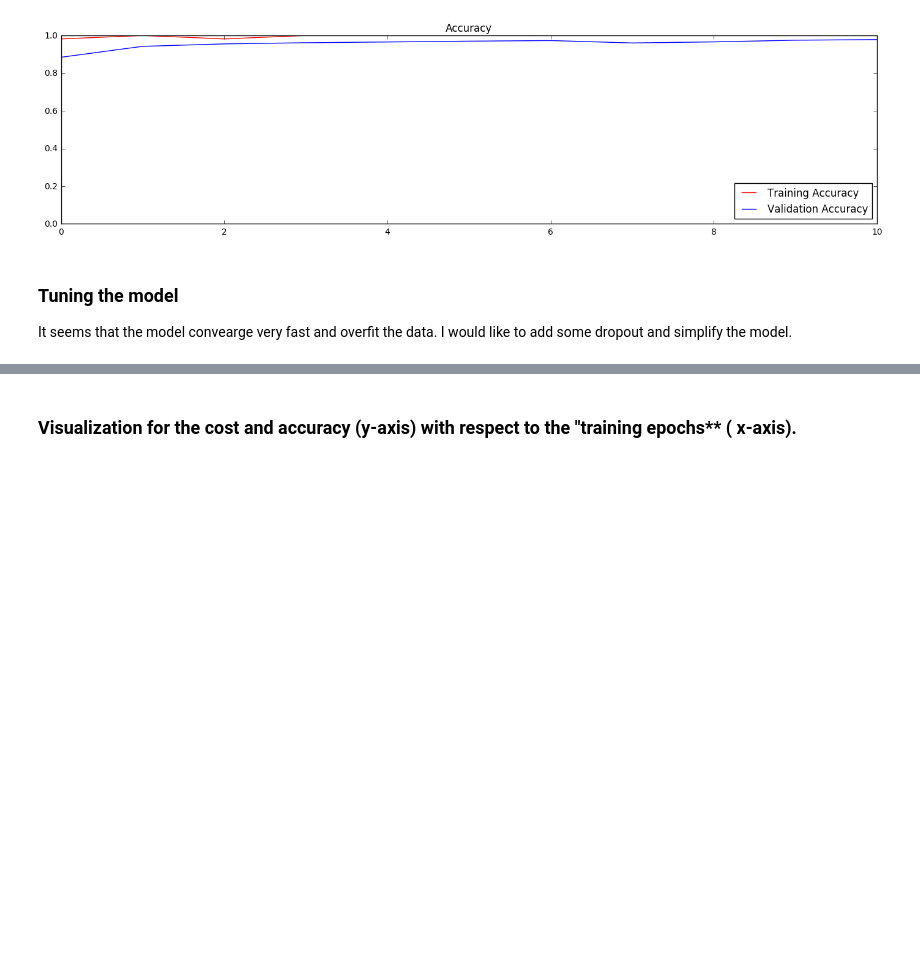
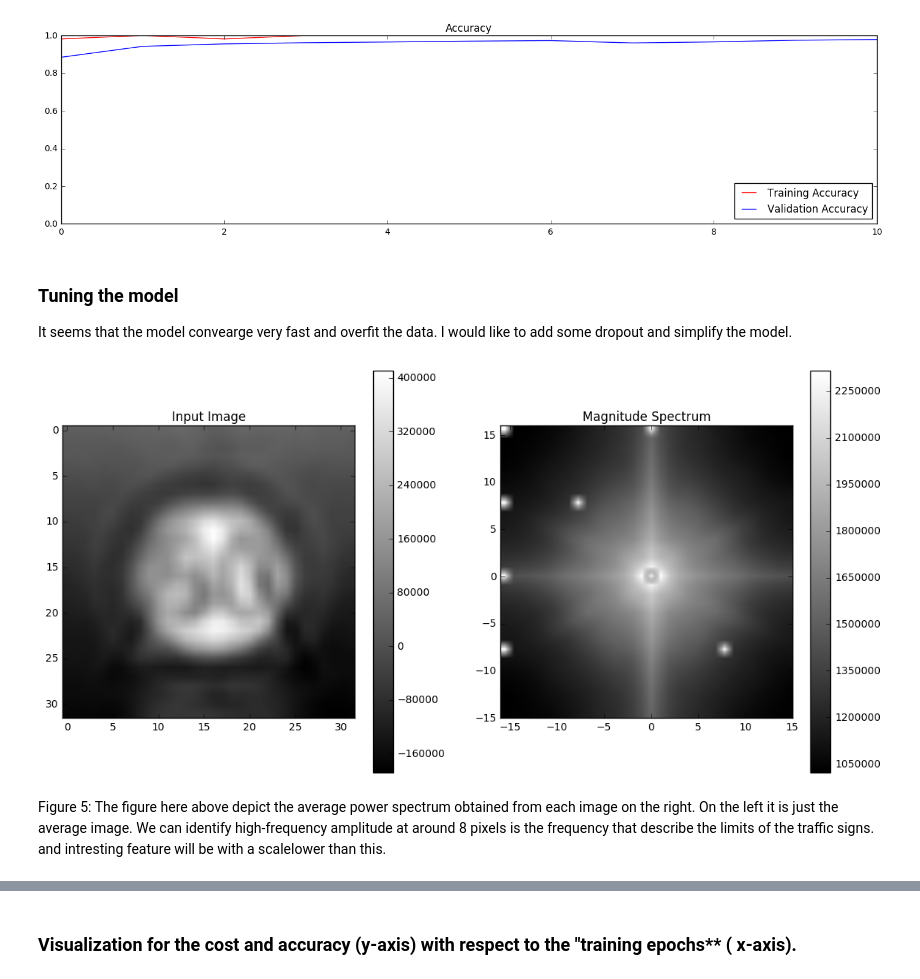
Before and after one commit to Shmuelnaaman/Traffic_Sign_Classifier_neural_network, a Jupyter notebook: Traffic_Signs_Recognition.ipynb, the cells around one changed output, grey strips where cells are left out. Drawn from its saved outputs; the diff is of its cells as text; code cells hidden in the pictures; blank space fills up the shorter version.

```diff
--- a/Traffic_Signs_Recognition.ipynb
+++ b/Traffic_Signs_Recognition.ipynb
@@ -415,6 +413,39 @@ plt.show()
 ### Tuning the model
 
 It seems that the model convearge very fast and overfit the data. I would like to add some dropout and simplify the model.
+# %%
+import cv2
+import numpy as np
+from matplotlib import pyplot as plt
+
+magnitude_spectrum = np.zeros(X_test_t.reshape(X_test_t.shape[0], 32,32,3)[1,:,:,0].squeeze().shape)
+mean_img = np.zeros(X_test_t.reshape(X_test_t.shape[0], 32,32,3)[1,:,:,0].squeeze().shape)
+
+for i in range(X_test_t.shape[0]):
+    img = X_test_t.reshape(X_test_t.shape[0], 32,32,3)[i,:,:,1].squeeze()
+    #f = np.fft.fft2(img-mean(img))
+    fshift = np.fft.fftshift(np.fft.fft2(img-mean(img)))
+    magnitude_spectrum += 20*np.log(np.abs(fshift))
+    mean_img+=(img-mean(img))
+# %%
+N=32
+middle=N/2
+ticks=np.arange(-middle,middle+2,2)
+extent=(-middle,middle-1,-middle+1,middle )
+plt.subplot(121),
+plt.imshow(mean_img, cmap = 'gray')
+plt.colorbar()
+plt.title('Input Image'),
+plt.subplot(122),
+plt.imshow(magnitude_spectrum, cmap = 'gray', extent=extent)
+plt.colorbar()
+plt.title('Magnitude Spectrum')
+plt.legend()
+plt.show()
+# %% [output]
+[figure, added]
+# %% [markdown]
+Figure 5: The figure here above depict the average power spectrum obtained from each image on the right. On the left it is just the average image. We can identify high-frequency amplitude at around 8 pixels is the frequency that describe the limits of the traffic signs. and intresting feature will be with a scalelower than this.
 # %%
 def print_epoch_stats(epoch_i, sess, last_features, last_labels):
     """
```
Also changed, not shown: parts of 4 cells of this notebook.
